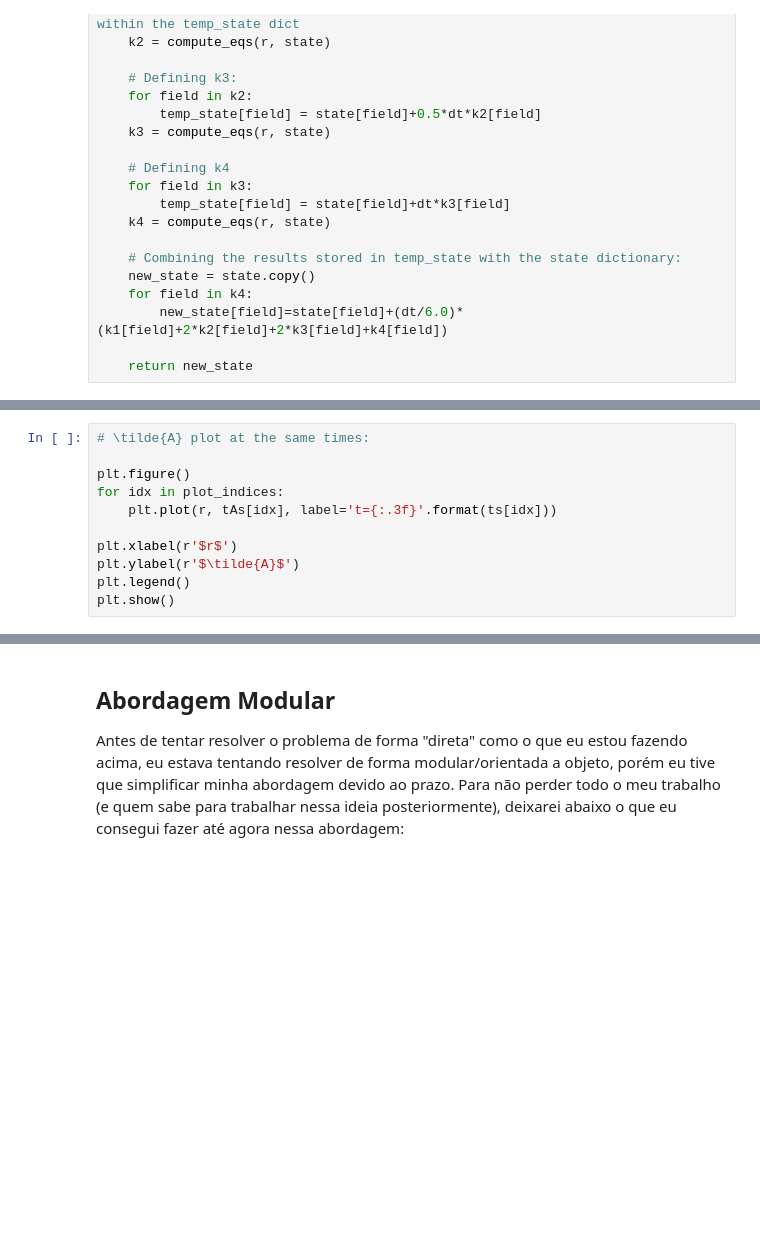
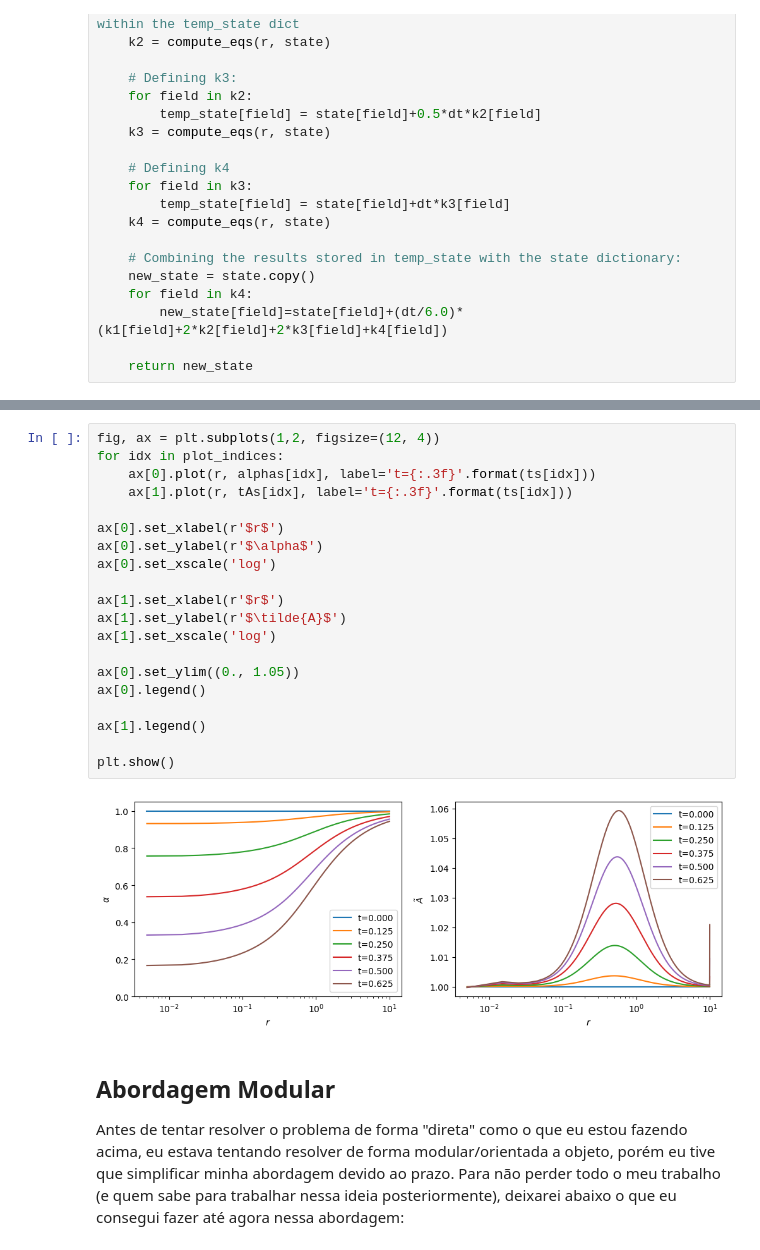
Before and after one commit to Grogroda/SchwarzschildNR, a Jupyter notebook: SphericalSymmetry.ipynb, the cells around one changed output, grey strips where cells are left out. Drawn from its saved outputs; the diff is of its cells as text; blank space fills up the shorter version.

```diff
--- a/SphericalSymmetry.ipynb
+++ b/SphericalSymmetry.ipynb
@@ -581,11 +623,0 @@ Até o momento, os plots de $\alpha(r)$ para valores baixos de tempo seguem um p
-# %%
-# \tilde{A} plot at the same times:
-
-plt.figure()
-for idx in plot_indices:
-    plt.plot(r, tAs[idx], label='t={:.3f}'.format(ts[idx]))
-
-plt.xlabel(r'$r$')
-plt.ylabel(r'$\tilde{A}$')
-plt.legend()
-plt.show()
@@ -596,3 +628,25 @@ Novamente temos aqui um padrão muito similar ao mostrado no livro, mas com um c
+# %%
+fig, ax = plt.subplots(1,2, figsize=(12, 4))
+for idx in plot_indices:
+    ax[0].plot(r, alphas[idx], label='t={:.3f}'.format(ts[idx]))
+    ax[1].plot(r, tAs[idx], label='t={:.3f}'.format(ts[idx]))
+
+ax[0].set_xlabel(r'$r$')
+ax[0].set_ylabel(r'$\alpha$')
+ax[0].set_xscale('log')
+
+ax[1].set_xlabel(r'$r$')
+ax[1].set_ylabel(r'$\tilde{A}$')
+ax[1].set_xscale('log')
+
+ax[0].set_ylim((0., 1.05))
+ax[0].legend()
+
+ax[1].legend()
+
+plt.show()
+# %% [output]
+[figure, added]
 # %% [markdown]
 ## Abordagem Modular
 
```
Also changed, not shown: parts of 20 cells of this notebook, 2 other files.
